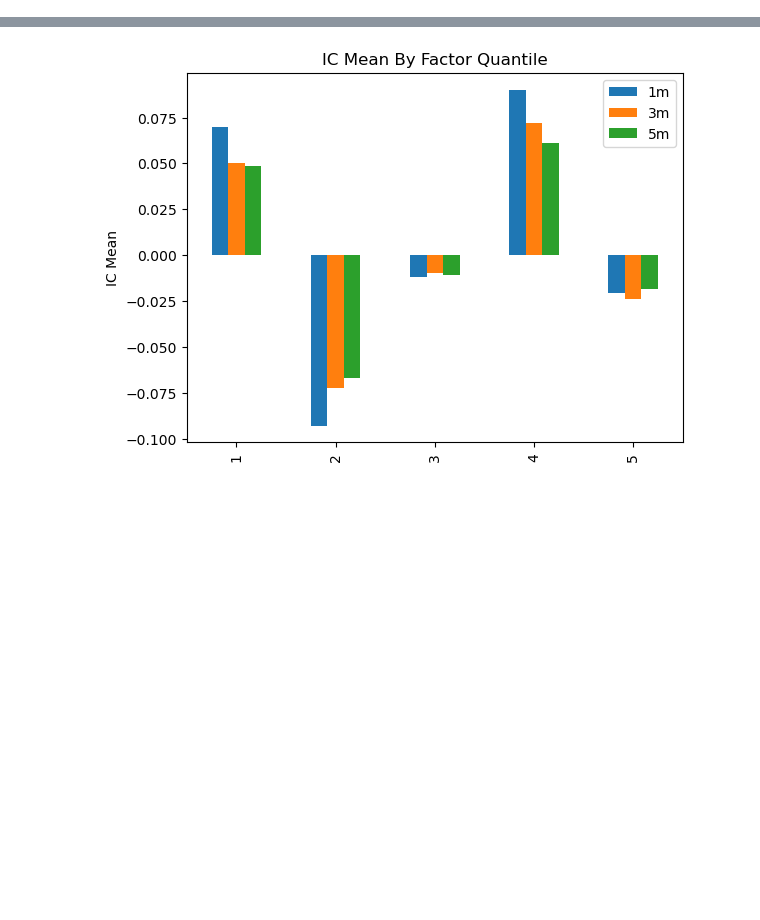
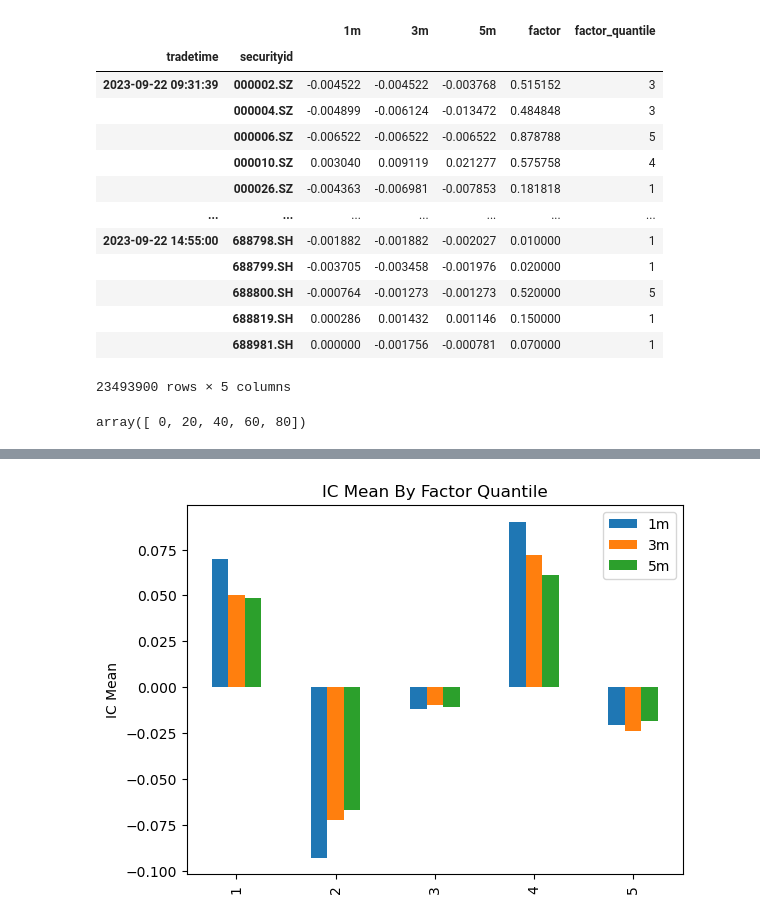
Before and after one commit to wzrwisdom/CalculateFactor_ByDDBAPI, a Jupyter notebook: example/evaluate.ipynb, the cells around one changed output, grey strips where cells are left out. Drawn from its saved outputs; the diff is of its cells as text; code cells hidden in the pictures; blank space fills up the shorter version.

```diff
--- a/example/evaluate.ipynb
+++ b/example/evaluate.ipynb
@@ -33,3 +34,21 @@ sel_cols = np.append(sel_cols, [factor_name])
 factor_and_ret = factors_df[sel_cols].copy()
 factor_and_ret.rename(columns={factor_name: "factor"}, inplace=True)
 factor_and_ret.replace(np.inf, np.nan, inplace=True)
+# %%
+factor_and_ret.index = factor_and_ret.index.rename(['tradetime', 'securityid'])
+factor_and_ret
+# %% [output]
+|  |  | 1m | 3m | 5m | factor | factor_quantile |
+| tradetime | securityid |  |  |  |  |  |
+| 2023-09-22 09:31:39 | 000002.SZ | -0.004522 | -0.004522 | -0.003768 | 0.515152 | 3 |
+|  | 000004.SZ | -0.004899 | -0.006124 | -0.013472 | 0.484848 | 3 |
+|  | 000006.SZ | -0.006522 | -0.006522 | -0.006522 | 0.878788 | 5 |
+|  | 000010.SZ | 0.003040 | 0.009119 | 0.021277 | 0.575758 | 4 |
+|  | 000026.SZ | -0.004363 | -0.006981 | -0.007853 | 0.181818 | 1 |
+| ... | ... | ... | ... | ... | ... | ... |
+| 2023-09-22 14:55:00 | 688798.SH | -0.001882 | -0.001882 | -0.002027 | 0.010000 | 1 |
+|  | 688799.SH | -0.003705 | -0.003458 | -0.001976 | 0.020000 | 1 |
+|  | 688800.SH | -0.000764 | -0.001273 | -0.001273 | 0.520000 | 5 |
+|  | 688819.SH | 0.000286 | 0.001432 | 0.001146 | 0.150000 | 1 |
+|  | 688981.SH | 0.000000 | -0.001756 | -0.000781 | 0.070000 | 1 |
+23493900 rows × 5 columns
@@ -35,0 +61,4 @@ factor_and_ret.replace(np.inf, np.nan, inplace=True)
+# %%
+np.arange(0, 100, 20)
+# %% [output]
+array([ 0, 20, 40, 60, 80])
```
Also changed, not shown: parts of 23 cells of this notebook, 10 other files.
